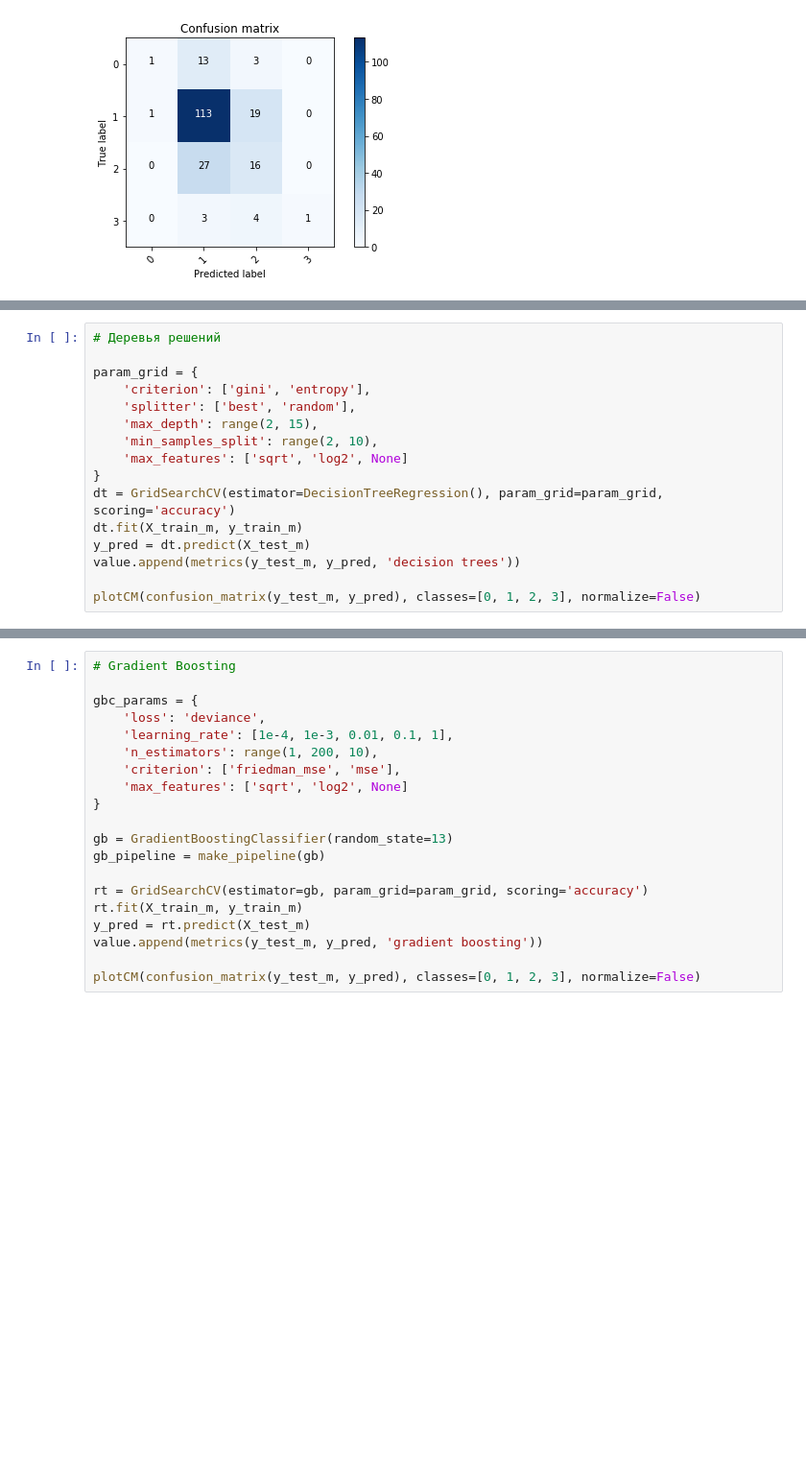
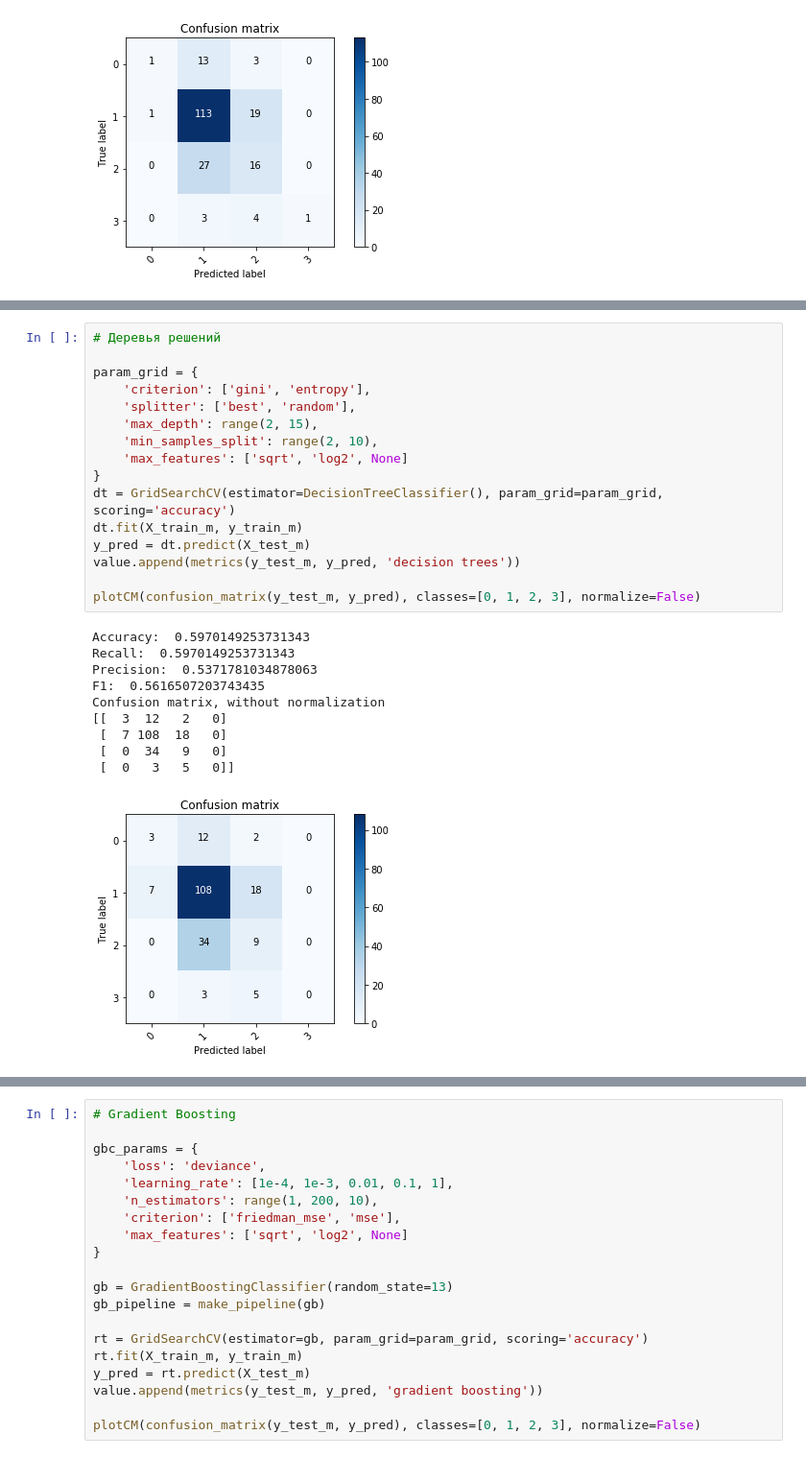
Before and after one commit to olesyani/data_analysis_labs, a Jupyter notebook: lab4/Lab_3.Supervised_Learning.ipynb, the cells around one changed output, grey strips where cells are left out. Shown at 96% size. Drawn from its saved outputs; the diff is of its cells as text; blank space fills up the shorter version.

```diff
--- a/lab4/Lab_3.Supervised_Learning.ipynb
+++ b/lab4/Lab_3.Supervised_Learning.ipynb
@@ -784,19 +795,30 @@ plotCM(confusion_matrix(y_test_m, y_pred), classes=[0, 1, 2, 3], normalize=False
 # %%
 # Деревья решений
 
 param_grid = {
     'criterion': ['gini', 'entropy'],
     'splitter': ['best', 'random'],
     'max_depth': range(2, 15),
     'min_samples_split': range(2, 10),
     'max_features': ['sqrt', 'log2', None]
 }
-dt = GridSearchCV(estimator=DecisionTreeRegression(), param_grid=param_grid, scoring='accuracy')
+dt = GridSearchCV(estimator=DecisionTreeClassifier(), param_grid=param_grid, scoring='accuracy')
 dt.fit(X_train_m, y_train_m)
 y_pred = dt.predict(X_test_m)
 value.append(metrics(y_test_m, y_pred, 'decision trees'))
 
 plotCM(confusion_matrix(y_test_m, y_pred), classes=[0, 1, 2, 3], normalize=False)
+# %% [output]
+Accuracy:  0.5970149253731343
+Recall:  0.5970149253731343
+Precision:  0.5371781034878063
+F1:  0.5616507203743435
+Confusion matrix, without normalization
+[[  3  12   2   0]
+ [  7 108  18   0]
+ [  0  34   9   0]
+ [  0   3   5   0]]
+[figure, added]
 # %%
 # Random Forest
 
```
Also changed, not shown: parts of 2 cells of this notebook, 1 other file.
